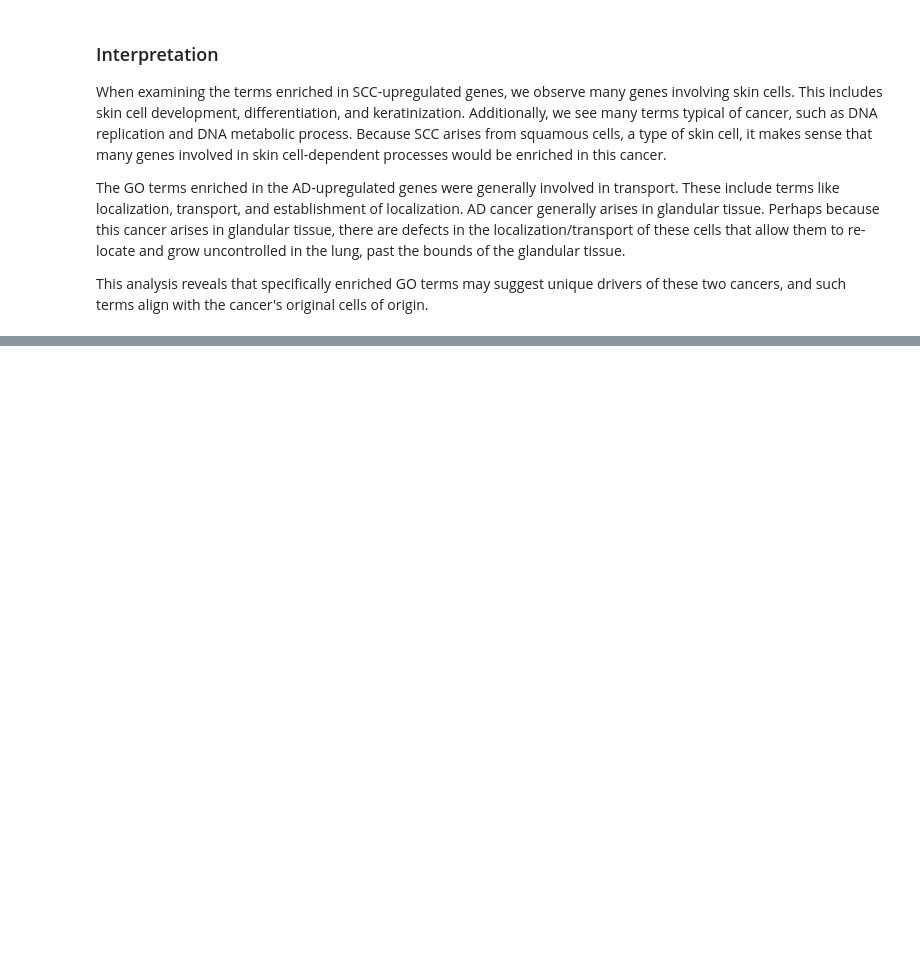
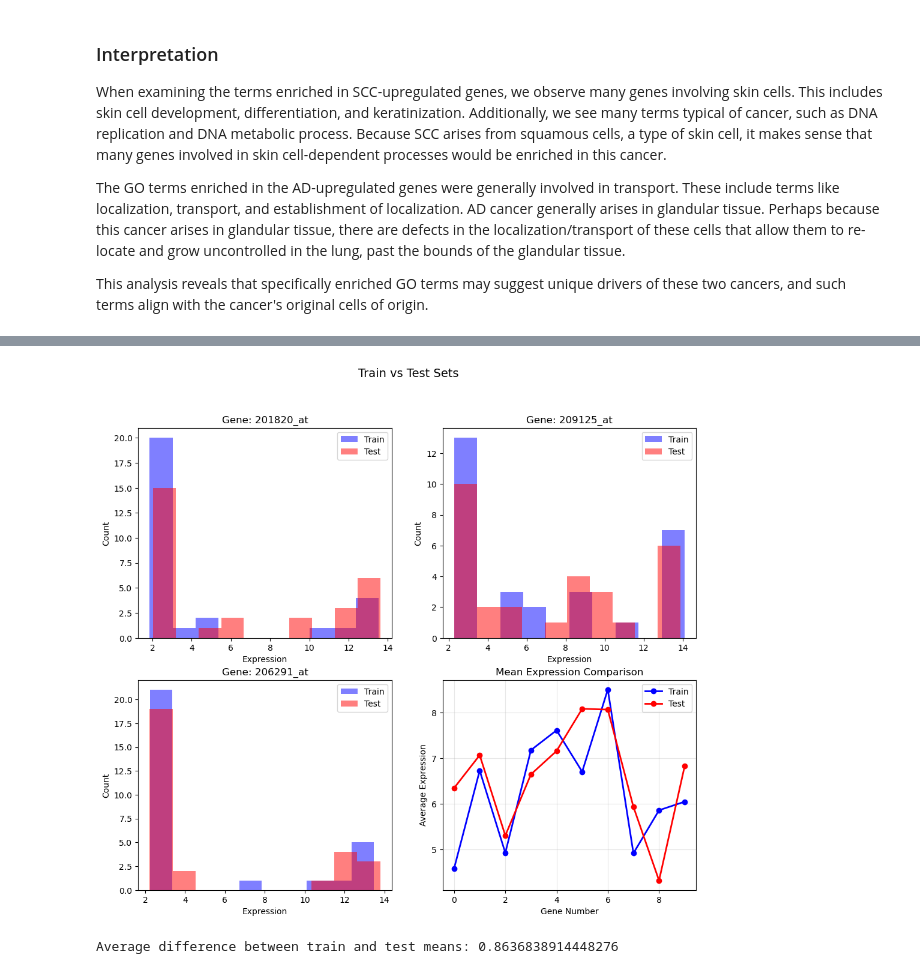
Before and after one commit to BIOINF575-Group13/Lung-cancer-subtyping, a Jupyter notebook: Group_13_Project_4.ipynb, the cells around one changed output, grey strips where cells are left out. Saved outputs shown, nothing was run; the diff lists cells and outputs as text; code cells hidden in the pictures; blank space fills up the shorter version.

```diff
--- a/Group_13_Project_4.ipynb
+++ b/Group_13_Project_4.ipynb
@@ -546,0 +602,57 @@ This analysis reveals that specifically enriched GO terms may suggest unique dri
+# %%
+# Make some simple plots to visualize this
+fig, axes = plt.subplots(2, 2, figsize=(12, 10))
+fig.suptitle("Train vs Test Sets", fontsize=14)
+
+# Plot 1: Histogram for first gene
+gene1 = top_genes[0]
+axes[0, 0].hist(X_train[gene1], bins=10, alpha=0.5, label='Train', color='blue')
+axes[0, 0].hist(X_test[gene1], bins=10, alpha=0.5, label='Test', color='red')
+axes[0, 0].set_title(f'Gene: {gene1}')
+axes[0, 0].set_xlabel('Expression')
+axes[0, 0].set_ylabel('Count')
+axes[0, 0].legend()
+
+# Plot 2: Histogram for second gene
+gene2 = top_genes[1]
+axes[0, 1].hist(X_train[gene2], bins=10, alpha=0.5, label='Train', color='blue')
+axes[0, 1].hist(X_test[gene2], bins=10, alpha=0.5, label='Test', color='red')
+axes[0, 1].set_title(f'Gene: {gene2}')
+axes[0, 1].set_xlabel('Expression')
+axes[0, 1].set_ylabel('Count')
+axes[0, 1].legend()
+
+# Plot 3: Histogram for third gene
+gene3 = top_genes[2]
+axes[1, 0].hist(X_train[gene3], bins=10, alpha=0.5, label='Train', color='blue')
+axes[1, 0].hist(X_test[gene3], bins=10, alpha=0.5, label='Test', color='red')
+axes[1, 0].set_title(f'Gene: {gene3}')
+axes[1, 0].set_xlabel('Expression')
+axes[1, 0].set_ylabel('Count')
+axes[1, 0].legend()
+
+# Plot 4: Compare means across all 10 genes
+train_means = [X_train[g].mean() for g in top_genes]
+test_means = [X_test[g].mean() for g in top_genes]
+x_positions = range(len(top_genes))
+
+axes[1, 1].plot(x_positions, train_means, 'o-', label='Train', color='blue', linewidth=2)
+axes[1, 1].plot(x_positions, test_means, 'o-', label='Test', color='red', linewidth=2)
+axes[1, 1].set_title('Mean Expression Comparison')
+axes[1, 1].set_xlabel('Gene Number')
+axes[1, 1].set_ylabel('Average Expression')
+axes[1, 1].legend()
+axes[1, 1].grid(True, alpha=0.3)
+# %% [output]
+[figure, added]
+# %%
+# Calculate how similar the means are
+differences = []
+for gene in top_genes:
+    diff = abs(X_train[gene].mean() - X_test[gene].mean())
+    differences.append(diff)
+
+avg_difference = sum(differences) / len(differences)
+print(f"Average difference between train and test means: {avg_difference}")
+# %% [output]
+Average difference between train and test means: 0.8636838914448276
```
Also changed, not shown: parts of 6 cells of this notebook.
